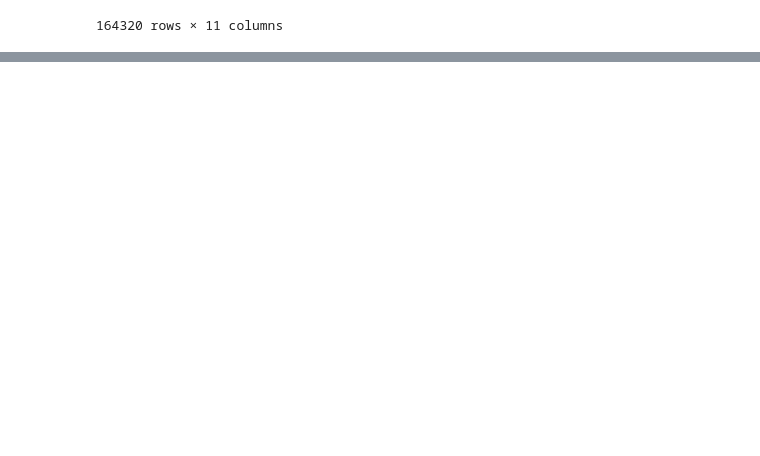
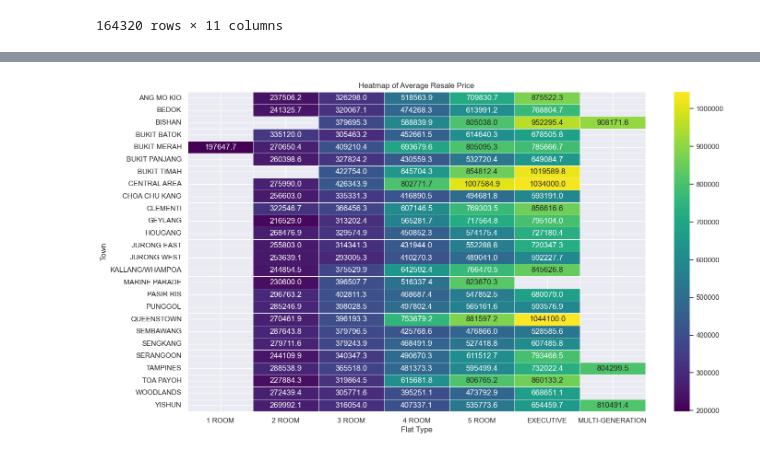
Before and after one commit to jianshun-heng/sg-housing-price, a Jupyter notebook: main_script.ipynb, the cells around one changed output, grey strips where cells are left out. Cells and saved outputs as stored; diff of their text form; code cells hidden in the pictures; blank space fills up the shorter version.

```diff
--- a/main_script.ipynb
+++ b/main_script.ipynb
@@ -26,3 +29,5 @@ df_raw
 | 164318 | 2023-01 | YISHUN | MULTI-GENERATION | 666 | YISHUN AVE 4 | 07 TO 09 | 179.0 | Multi Generation | ... |
 | 164319 | 2023-06 | YISHUN | MULTI-GENERATION | 633 | YISHUN ST 61 | 04 TO 06 | 159.0 | Multi Generation | ... |
 164320 rows × 11 columns
+# %%
+df_clean = clean_raw_data(df_raw)
@@ -28,0 +36,2 @@ df_raw
+# %%
+avg_resale_price_aggregates = df_raw.groupby(['flat_type', 'town']).agg(avg_resale_price = ('resale_price', 'mean')).reset_index()
@@ -28,0 +54,22 @@ df_raw
+# %%
+unique_flat_type = list(df_clean.flat_type.unique())
+unique_flat_type
+
+for flat_type in unique_flat_type:
+    df = avg_resale_price_aggregates.loc[df_clean['flat_type'] == flat_type]
+
+    # Set the style of seaborn for better aesthetics
+    sns.set(style="whitegrid")
+
+    # Create a barplot
+    plt.figure(figsize=(10, 6))  # Adjust the figure size as needed
+    sns.barplot(x='town', y='avg_resale_price', data=df, order=df.sort_values('avg_resale_price', ascending=False)['town'], palette='viridis')
+
+    # Set labels and title
+    plt.xlabel('Town')
+    plt.ylabel('Resale Price')
+    plt.title(f'{flat_type} - Barplot of Resale Price by Town')
+    plt.xticks(rotation=90)
+
+    # Show the plot
+    plt.show()
@@ -28,0 +84,20 @@ df_raw
+# %%
+# Pivot the DataFrame for the heatmap
+heatmap_data = avg_resale_price_aggregates.pivot_table(index='town', columns='flat_type', values='avg_resale_price')
+
+# Set the style of seaborn for better aesthetics
+sns.set()
+
+# Create a heatmap
+plt.figure(figsize=(16, 9))
+sns.heatmap(heatmap_data, annot=True, cmap='viridis', fmt=".1f", linewidths=.5, cbar_kws={'format': '%.0f'})
+
+# Set labels and title
+plt.xlabel('Flat Type')
+plt.ylabel('Town')
+plt.title('Heatmap of Average Resale Price')
+
+# Show the plot
+plt.show()
+# %% [output]
+[figure, added]
```
Also changed, not shown: parts of 4 cells of this notebook.
